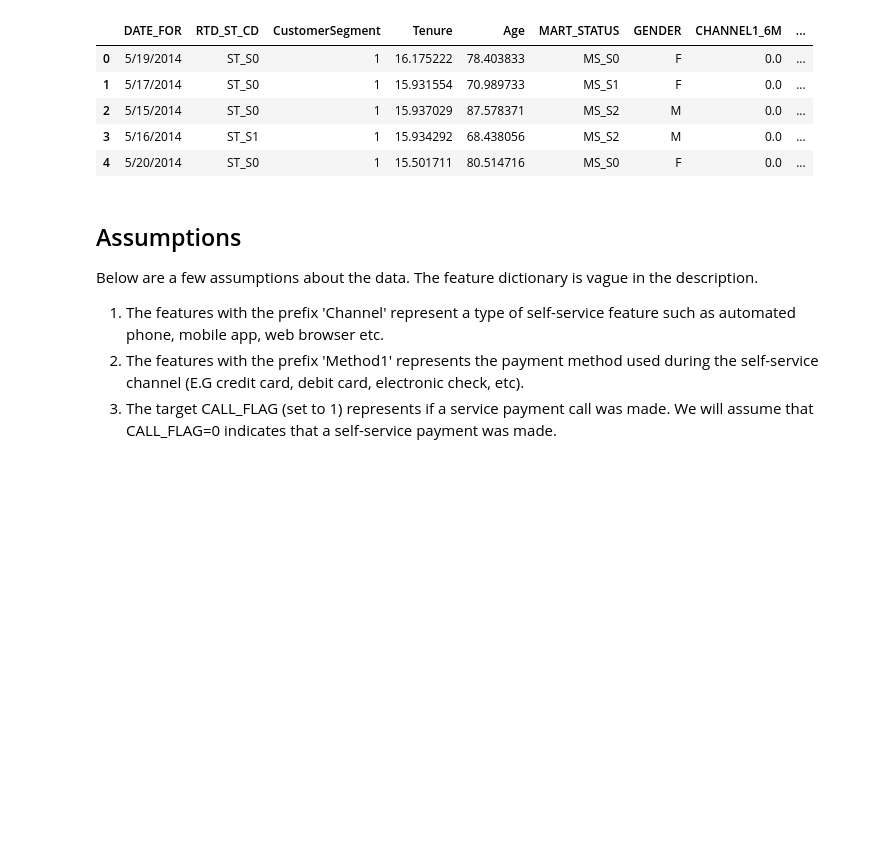
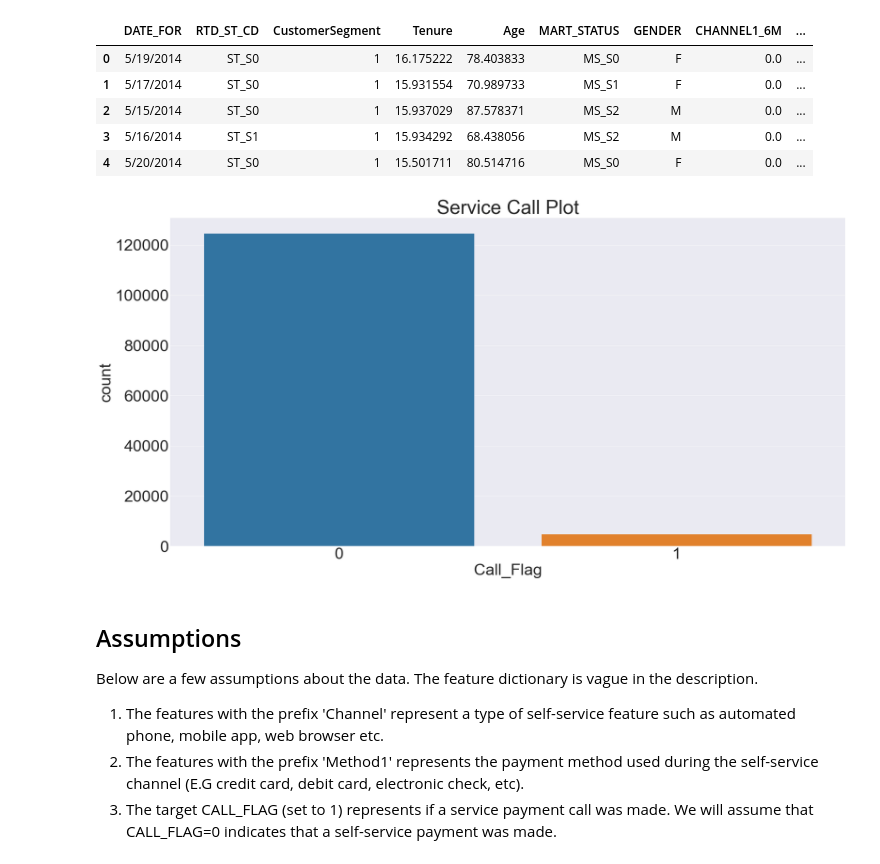
Before and after one commit to StevenLoaiza/Marketing, a Jupyter notebook: Geico_Mini_Project.ipynb, the cells around one changed output. Cells and saved outputs as stored; diff of their text form; code cells hidden in the pictures; blank space fills up the shorter version.

```diff
--- a/Geico_Mini_Project.ipynb
+++ b/Geico_Mini_Project.ipynb
@@ -84,6 +84,14 @@ df.head()
 | 2 | 5/15/2014 | ST_S0 | 1 | 15.937029 | 87.578371 | MS_S2 | M | 0.0 | ... |
 | 3 | 5/16/2014 | ST_S1 | 1 | 15.934292 | 68.438056 | MS_S2 | M | 0.0 | ... |
 | 4 | 5/20/2014 | ST_S0 | 1 | 15.501711 | 80.514716 | MS_S0 | F | 0.0 | ... |
+# %%
+# Plot the payments with a service call
+sns.set_color_codes("muted")
+plt.title('Service Call Plot')
+sns.countplot(x="Call_Flag", data=df)
+plt.show()
+# %% [output]
+[figure, added]
 # %% [markdown]
 ## Assumptions
 
```
Also changed, not shown: parts of 1 cell of this notebook, 1 other file.
